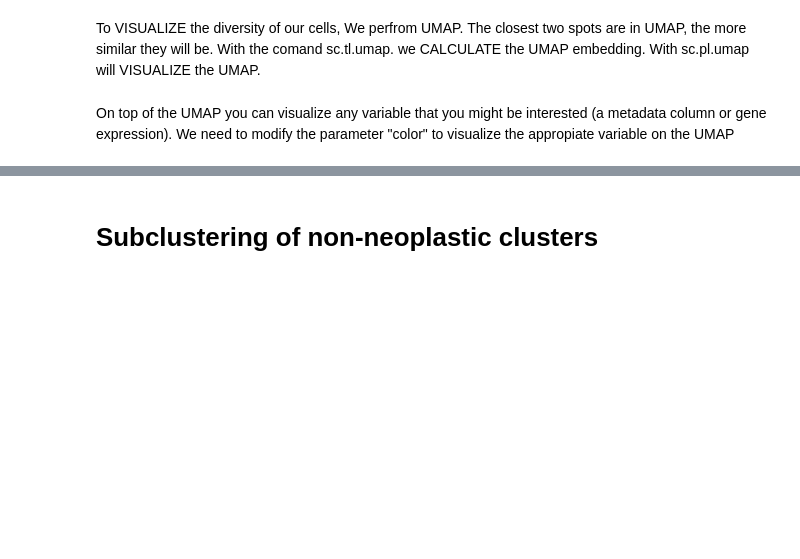
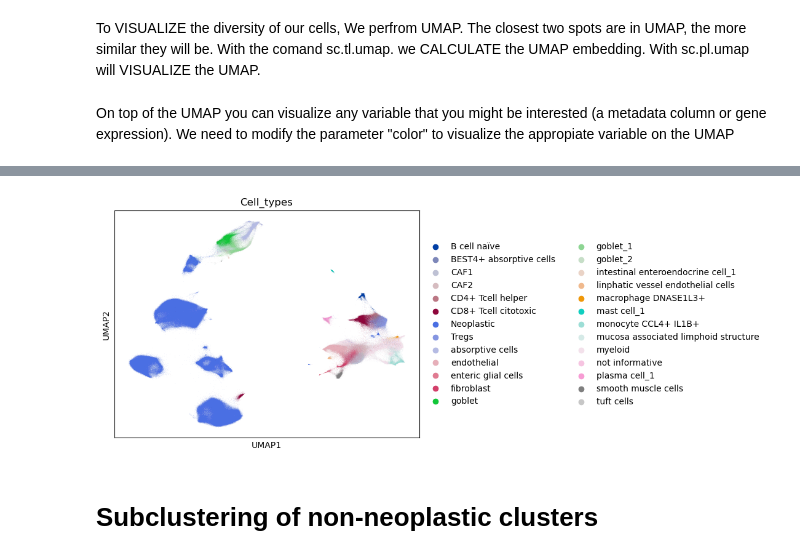
Before and after one commit to Moldia/CRC_Shedding_Xenium, a Jupyter notebook: 1_Celltype_identification_CRC_manuscript.ipynb, the cells around one changed output, grey strips where cells are left out. Saved outputs shown, nothing was run; the diff lists cells and outputs as text; code cells hidden in the pictures; blank space fills up the shorter version.

```diff
--- a/1_Celltype_identification_CRC_manuscript.ipynb
+++ b/1_Celltype_identification_CRC_manuscript.ipynb
@@ -142,0 +145,2 @@ for rep in adata.obs['sample'].unique():
+# %%
+adata=sc.read('/home/maresc/bamse_mn_moldia/maria_e/CRC/adata_manuscript_corrected.h5ad')
@@ -143,3 +156,14 @@ for rep in adata.obs['sample'].unique():
+# %%
+import matplotlib
+
+# Set font type for vector output
+matplotlib.rcParams['pdf.fonttype'] = 42
+matplotlib.rcParams['ps.fonttype'] = 42
+
+sc.pl.umap(adata,color='Cell_types',show=False)
+plt.savefig('/home/maresc/bamse_mn_moldia/maria_e/CRC/final_UMAP_combined_clusters.pdf')
+# %% [output]
+[figure, added]
 # %% [markdown]
 # Subclustering of non-neoplastic clusters
 # %%
```
Also changed, not shown: parts of 47 cells of this notebook, 5 other files.
